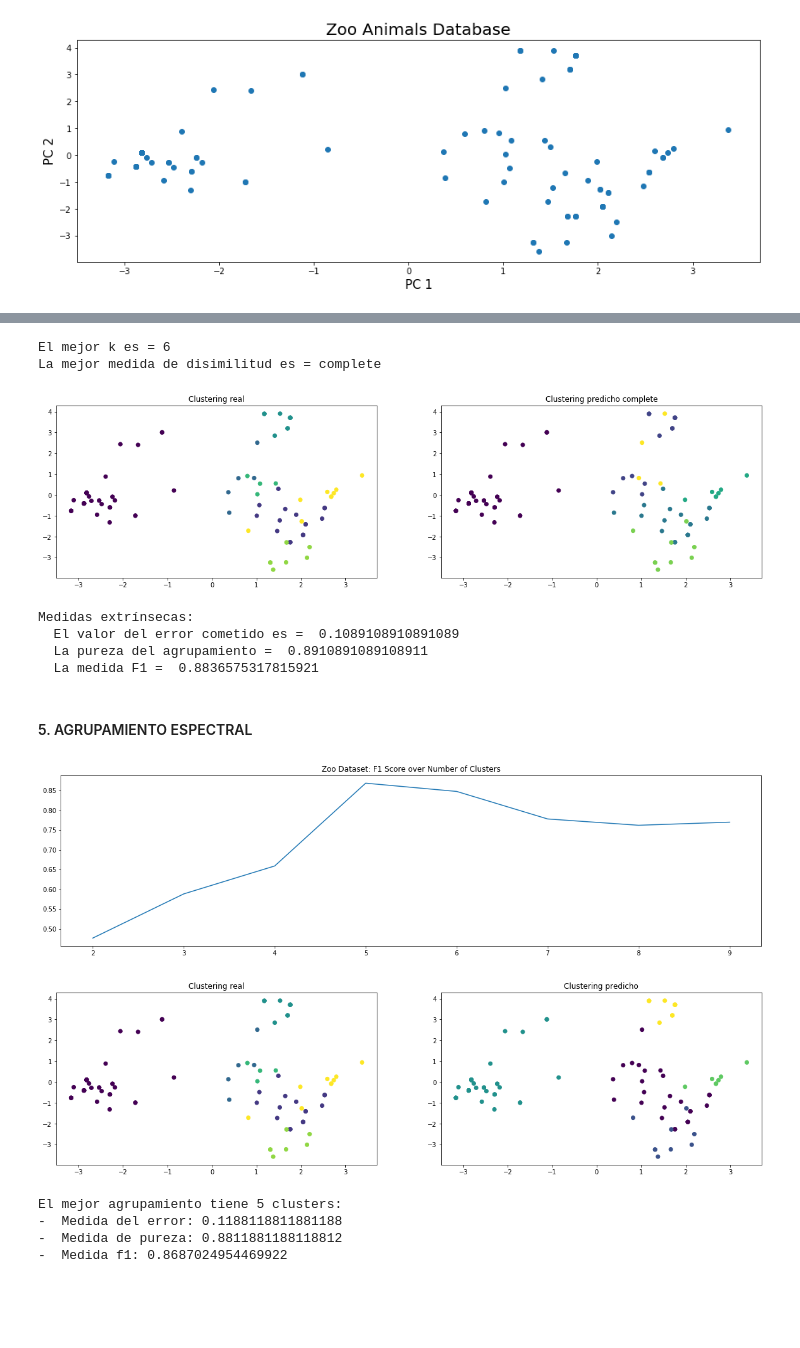
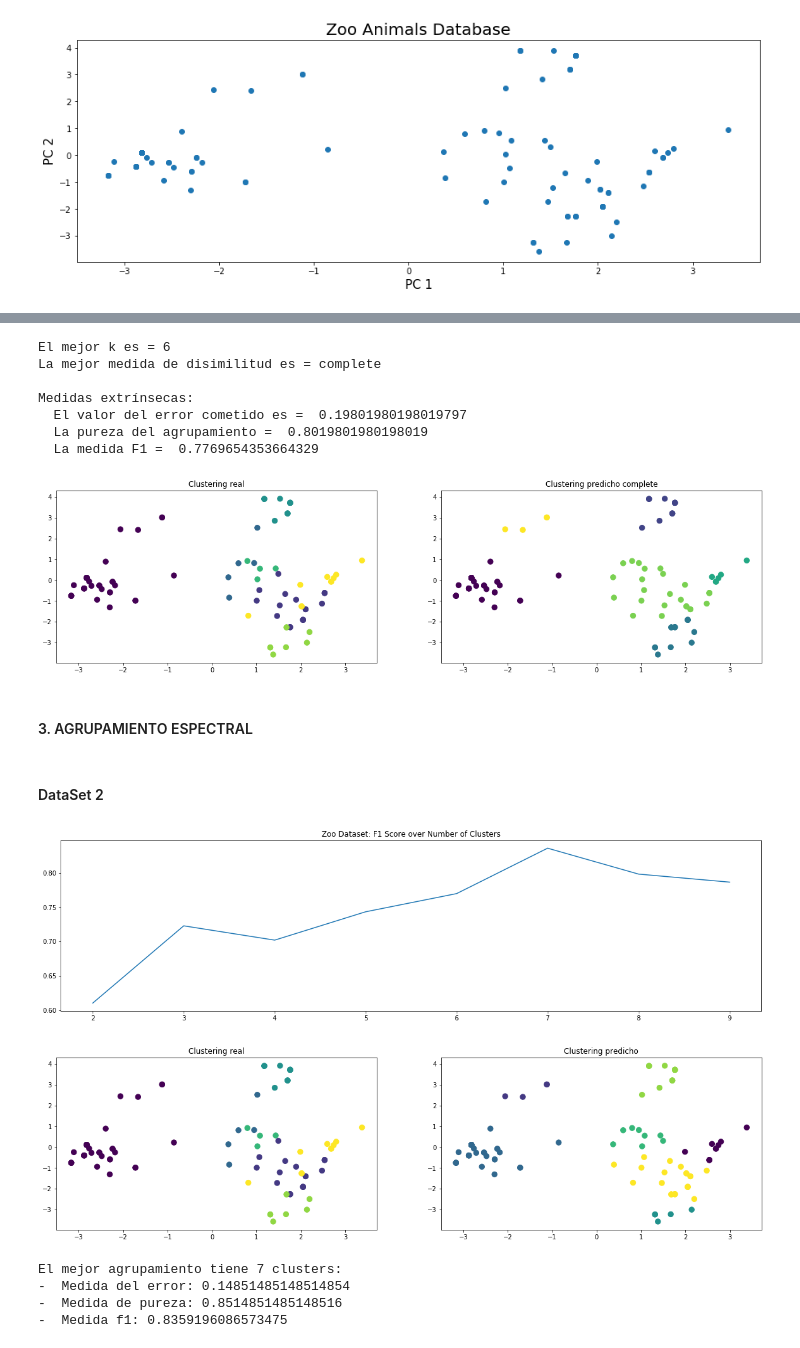
Before and after one commit to alvaronavarroguz/06MAIR-Aprendizaje-No-Supervisado, a Jupyter notebook: Trabajo_Final/Trabajo_Final.ipynb, the cells around one changed output, grey strips where cells are left out. Saved outputs shown, nothing was run; the diff lists cells and outputs as text; code cells hidden in the pictures; blank space fills up the shorter version.

```diff
--- a/Trabajo_Final/Trabajo_Final.ipynb
+++ b/Trabajo_Final/Trabajo_Final.ipynb
@@ -105,7 +109,7 @@ zoo=zoo.iloc[:,1:-1]
 zoo.dropna(inplace=True)
 #Estandarizamos las columnas del dataset
 standardizer = preprocessing.StandardScaler()
-zoo_std = standardizer.fit_transform(zoo.astype('float64'))
+zoo_std = standardizer.fit_transform(zoo)
 # Aplicamos una PCA para poder representar en 2D los atributos sobre los que aplicar las medidas de clustering
 pca = PCA()
 PCs_zoo = pca.fit_transform(zoo_std)
@@ -180,5 +191,8 @@ def encontrar_mejor_clustering(resultados):
 # %%
 from sklearn.cluster import KMeans
+
+# Ponemos una semilla para asegurar la reproducibilidad de los resultados
+np.random.seed(2)
 
 # Explorar la bondad del agrupamiento en función al número de clusters
 MIN_CLUSTERS = 2
@@ -187,7 +201,7 @@ MAX_CLUSTERS = 10
 f1_scores = []
 for n_clusters in range(MIN_CLUSTERS,MAX_CLUSTERS):
     clf = KMeans(n_clusters=n_clusters)
-    y_pred = clf.fit_predict(PCs_zoo)
+    y_pred = clf.fit_predict(principal_zoo)
     confusion = matriz_confusion(zoo_label.values,y_pred)
     f1_scores.append( medida_f1(confusion) )
 
@@ -198,15 +212,15 @@ plt.show()
 
 # Aplicar el mejor resultado
 best_n_clusters = np.argmax(f1_scores)
-y_pred = KMeans(n_clusters=MIN_CLUSTERS + best_n_clusters).fit_predict(PCs_zoo)
+y_pred = KMeans(n_clusters=MIN_CLUSTERS + best_n_clusters).fit_predict(principal_zoo)
 confusion = matriz_confusion(zoo_label.values, y_pred)
 
 # Mostrar resultados
 fig, ax = plt.subplots(1,2,figsize=(20,5))
 ax[0].set_title('Clustering real')
-ax[0].scatter(PCs_zoo[:,0], PCs_zoo[:,1], c=zoo_label)
+ax[0].scatter(PCs_zoo[:,0], PCs_zoo[:,1], c=zoo_label, s=70)
 ax[1].set_title('Clustering predicho')
-ax[1].scatter(PCs_zoo[:,0], PCs_zoo[:,1], c=y_pred)
+ax[1].scatter(PCs_zoo[:,0], PCs_zoo[:,1], c=y_pred, s=70)
 plt.show()
 
 print("El mejor agrupamiento tiene {} clusters:".format(MIN_CLUSTERS + best_n_clusters))
@@ -225,6 +241,9 @@ El mejor agrupamiento tiene 7 clusters:
 # %%
 # Utilizamos la libreria scipy por ser la más completa en clustering jerárquico aglomerativo
 from scipy.cluster.hierarchy import linkage, cut_tree
+
+# Ponemos una semilla para asegurar la reproducibilidad de los resultados
+np.random.seed(4)
 
 disimilitudes = {'single', 'complete', 'average'}
 
@@ -238,7 +257,7 @@ calidades_clustering = []
 for disimilitud in disimilitudes:
 
     for k in range(1, total_pruebas):
-        clustering = linkage(PCs_zoo, disimilitud)
+        clustering = linkage(principal_zoo, disimilitud)
 
          # Calculamos la matriz de confusión
         mC = matriz_confusion(zoo_label, cut_tree(clustering, n_clusters=k).flatten())
@@ -261,77 +280,83 @@ mejor_disimilitud = disimilitudes_ejecutadas[indice_mejor]
 print("El mejor k es = " + str(mejor_k))
 print("La mejor medida de disimilitud es = " + mejor_disimilitud)
 
-clustering = linkage(PCs_zoo, mejor_disimilitud)
+# Repetimos el clustering con la solución que optimiza la variable 'mejor_disimilitud'
+##################################################################################
+
+clustering = linkage(principal_zoo, mejor_disimilitud)
 
 # Calculamos la matriz de confusión
 mC = matriz_confusion(zoo_label, cut_tree(clustering, n_clusters=mejor_k).flatten())
-
-# Mostrar resultados
-fig, ax = plt.subplots(1,2,figsize=(20,5))
-ax[0].set_title('Clustering real')
-ax[0].scatter(PCs_zoo[:,0], PCs_zoo[:,1], c = zoo_label)
-ax[1].set_title('Clustering predicho ' + mejor_disimilitud)
-ax[1].scatter(PCs_zoo[:,0], PCs_zoo[:,1], c=cut_tree(clustering, n_clusters=mejor_k).flatten())
-plt.show()
 
 print('\nMedidas extrínsecas:')
 print('  El valor del error cometido es = ', medida_error(mC.T))
 print('  La pureza del agrupamiento = ', medida_pureza(mC))
 print('  La medida F1 = ', medida_f1(mC))
+
+# Mostrar resultados
+fig, ax = plt.subplots(1,2,figsize=(20,5))
+ax[0].set_title('Clustering real')
+ax[0].scatter(PCs_zoo[:,0], PCs_zoo[:,1], c = zoo_label, s=70)
+ax[1].set_title('Clustering predicho ' + mejor_disimilitud)
+ax[1].scatter(PCs_zoo[:,0], PCs_zoo[:,1], c=cut_tree(clustering, n_clusters=mejor_k).flatten(), s=70)
+plt.show()
 # %% [output]
 El mejor k es = 6
 La mejor medida de disimilitud es = complete
+
+Medidas extrínsecas:
+  El valor del error cometido es =  0.19801980198019797
+  La pureza del agrupamiento =  0.8019801980198019
+  La medida F1 =  0.7769654353664329
-[figure, old version]
+[figure, new version]
-Medidas extrínsecas:
-  El valor del error cometido es =  0.1089108910891089
-  La pureza del agrupamiento =  0.8910891089108911
-  La medida F1 =  0.8836575317815921
 # %% [markdown]
-#### 5. AGRUPAMIENTO ESPECTRAL
+#### 3. AGRUPAMIENTO ESPECTRAL
+# %% [markdown]
+#### DataSet 2
 # %%
-#datos Lung: PCs_lung
-#datos Zoo: PCs_zoo, zoo_label
+from sklearn.cluster import SpectralClustering
 
-from sklearn.cluster import SpectralClustering
+# Ponemos una semilla para asegurar la reproducibilidad de los resultados
+np.random.seed(6)
 
 # Explorar la bondad del agrupamiento en función al número de clusters
 MIN_CLUSTERS = 2
 MAX_CLUSTERS = 10
 
 f1_scores = []
 for n_clusters in range(MIN_CLUSTERS,MAX_CLUSTERS):
     clf = SpectralClustering(n_clusters=n_clusters)
-    y_pred = clf.fit_predict(PCs_zoo)
+    y_pred = clf.fit_predict(principal_zoo)
     confusion = matriz_confusion(zoo_label.values,y_pred)
     f1_scores.append( medida_f1(confusion) )
 
 plt.figure(figsize=(20,5))
 plt.plot(list(range(MIN_CLUSTERS,MAX_CLUSTERS)), f1_scores )
 plt.title("Zoo Dataset: F1 Score over Number of Clusters")
 plt.show()
 
 # Aplicar el mejor resultado
 best_n_clusters = np.argmax(f1_scores)
-y_pred = SpectralClustering(n_clusters=MIN_CLUSTERS + best_n_clusters).fit_predict(PCs_zoo)
+y_pred = SpectralClustering(n_clusters=MIN_CLUSTERS + best_n_clusters).fit_predict(principal_zoo)
 confusion = matriz_confusion(zoo_label.values, y_pred)
 
 # Mostrar resultados
 fig, ax = plt.subplots(1,2,figsize=(20,5))
 ax[0].set_title('Clustering real')
-ax[0].scatter(PCs_zoo[:,0], PCs_zoo[:,1], c=zoo_label)
+ax[0].scatter(PCs_zoo[:,0], PCs_zoo[:,1], c=zoo_label, s=70)
 ax[1].set_title('Clustering predicho')
-ax[1].scatter(PCs_zoo[:,0], PCs_zoo[:,1], c=y_pred)
+ax[1].scatter(PCs_zoo[:,0], PCs_zoo[:,1], c=y_pred, s=70)
 plt.show()
 
 print("El mejor agrupamiento tiene {} clusters:".format(MIN_CLUSTERS + best_n_clusters))
 print("-  Medida del error:", medida_error(confusion.T))
 print("-  Medida de pureza:", medida_pureza(confusion))
 print("-  Medida f1:", medida_f1(confusion))
 # %% [output]
-[figure, old version]
+[figure, new version]
-[figure, old version]
+[figure, new version]
-El mejor agrupamiento tiene 5 clusters:
--  Medida del error: 0.1188118811881188
--  Medida de pureza: 0.8811881188118812
--  Medida f1: 0.8687024954469922
+El mejor agrupamiento tiene 7 clusters:
+-  Medida del error: 0.14851485148514854
+-  Medida de pureza: 0.8514851485148516
+-  Medida f1: 0.8359196086573475
 # %% [markdown]
```
Also changed, not shown: parts of 20 cells of this notebook.
